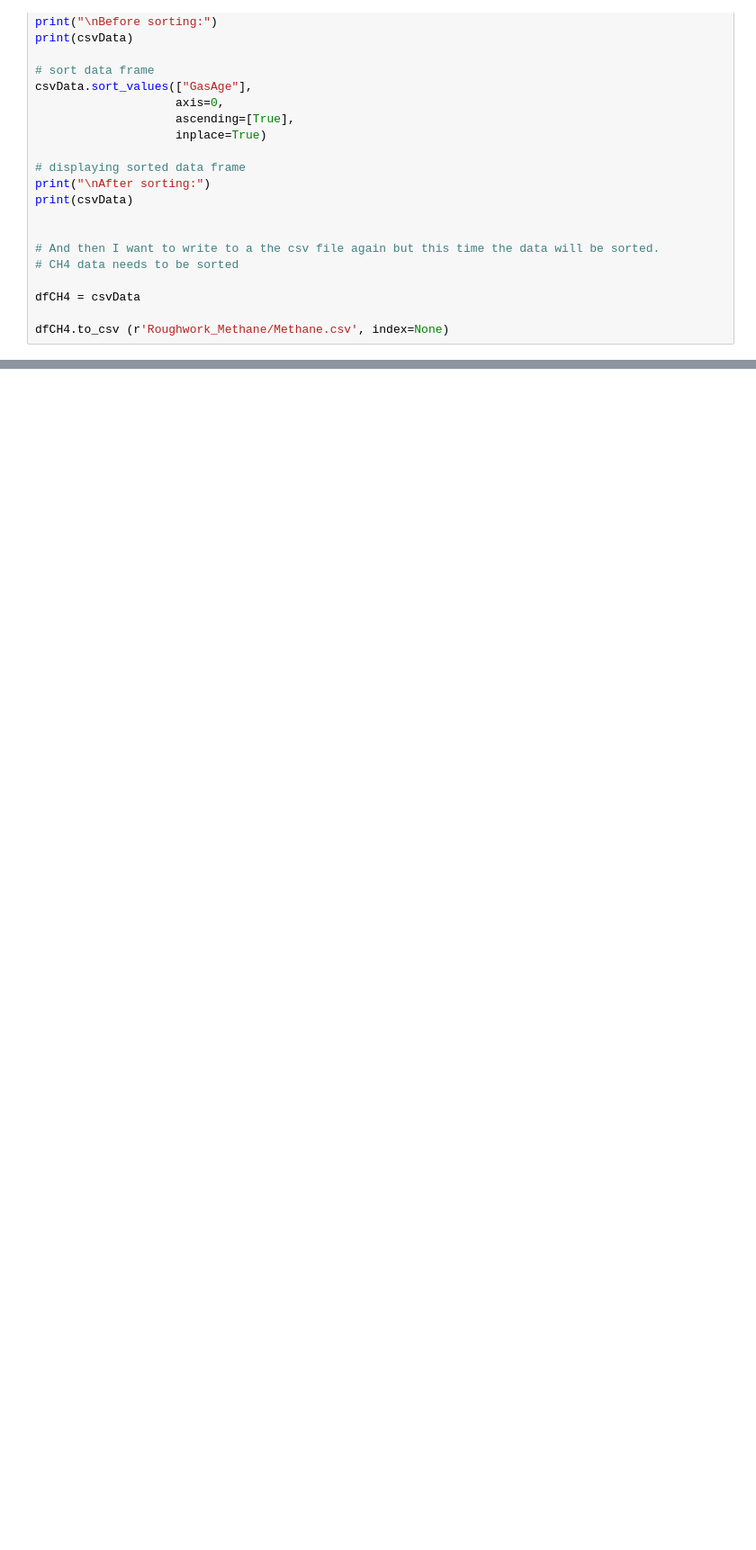
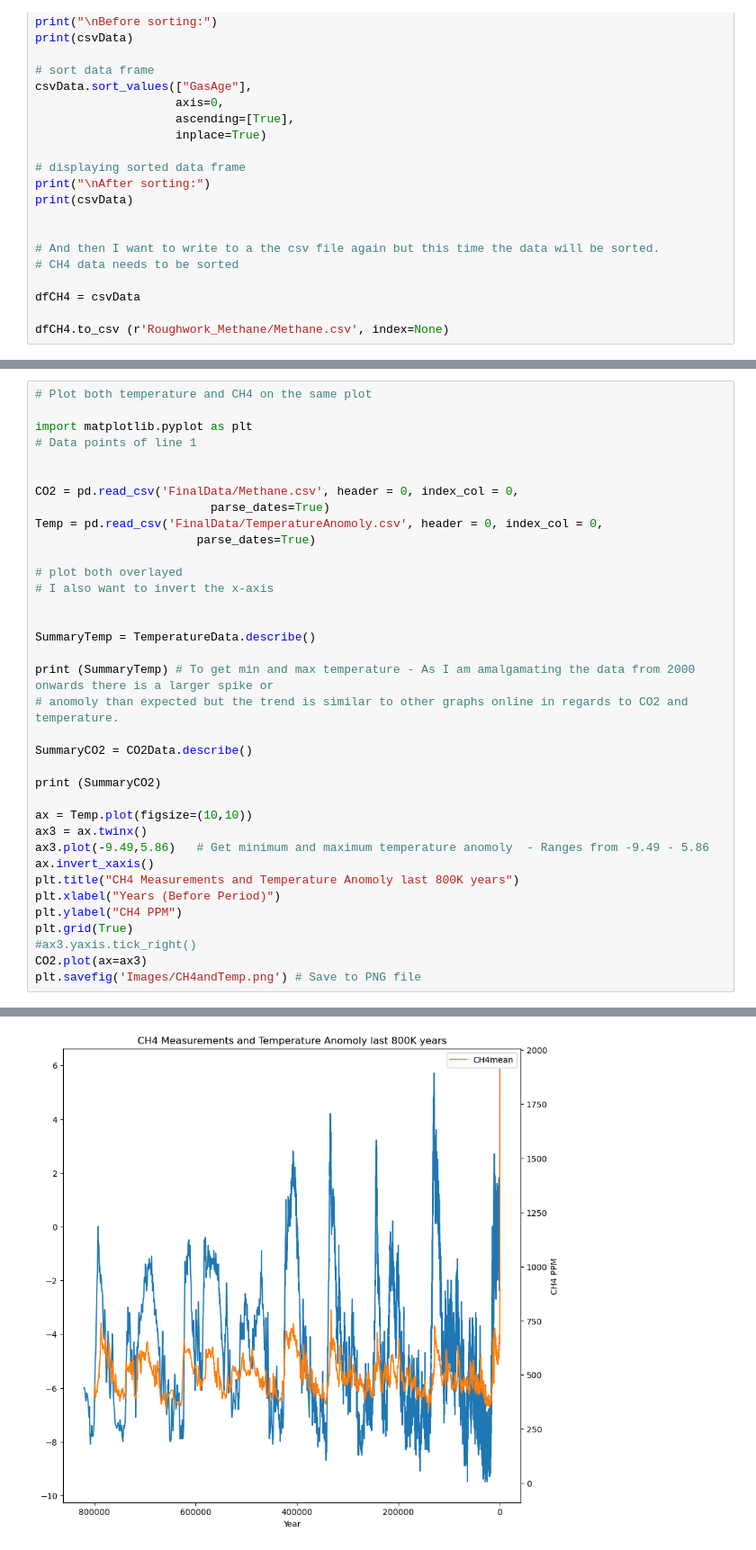
Before and after one commit to AudeAllen/PDA_Project2, a Jupyter notebook: PDA_Project2.ipynb, the cells around one changed output, grey strips where cells are left out. Shown at 90% size. Saved outputs shown, nothing was run; the diff lists cells and outputs as text; blank space fills up the shorter version.

```diff
--- a/PDA_Project2.ipynb
+++ b/PDA_Project2.ipynb
@@ -672,0 +754,37 @@ shutil.copyfile(source, target)
+# %%
+# Plot both temperature and CH4 on the same plot
+
+import matplotlib.pyplot as plt
+# Data points of line 1
+
+
+CO2 = pd.read_csv('FinalData/Methane.csv', header = 0, index_col = 0,
+                         parse_dates=True)
+Temp = pd.read_csv('FinalData/TemperatureAnomoly.csv', header = 0, index_col = 0,
+                       parse_dates=True)
+
+# plot both overlayed
+# I also want to invert the x-axis
+
+
+SummaryTemp = TemperatureData.describe()
+
+print (SummaryTemp) # To get min and max temperature - As I am amalgamating the data from 2000 onwards there is a larger spike or
+# anomoly than expected but the trend is similar to other graphs online in regards to CO2 and temperature.
+
+SummaryCO2 = CO2Data.describe()
+
+print (SummaryCO2)
+
+ax = Temp.plot(figsize=(10,10))
+ax3 = ax.twinx()
+ax3.plot(-9.49,5.86)   # Get minimum and maximum temperature anomoly  - Ranges from -9.49 - 5.86
+ax.invert_xaxis()
+plt.title("CH4 Measurements and Temperature Anomoly last 800K years")
+plt.xlabel("Years (Before Period)")
+plt.ylabel("CH4 PPM")
+plt.grid(True)
+#ax3.yaxis.tick_right()
+CO2.plot(ax=ax3)
+plt.savefig('Images/CH4andTemp.png') # Save to PNG file
+# %% [output]
@@ -672,0 +809 @@ shutil.copyfile(source, target)
+[figure, added]
```
Also changed, not shown: parts of 12 cells of this notebook, 2 other files.
